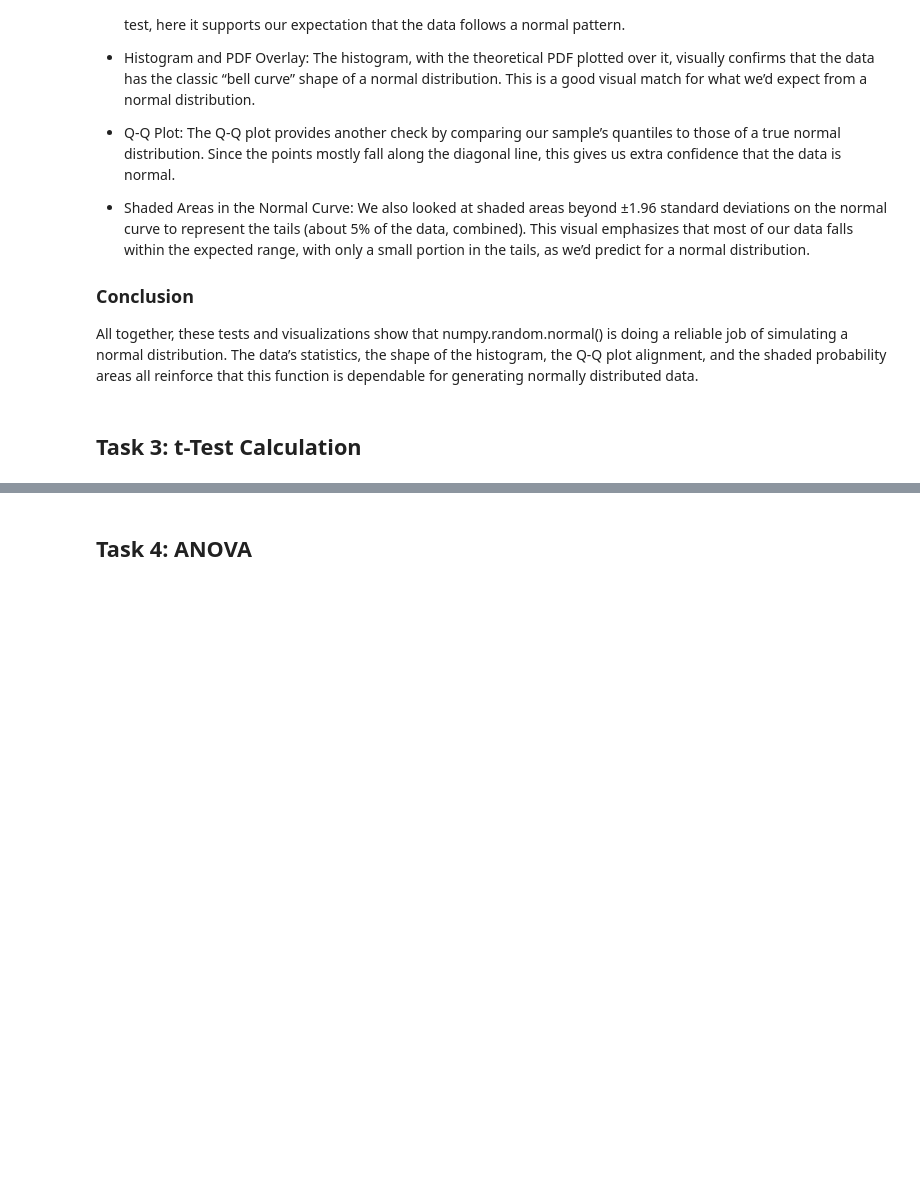
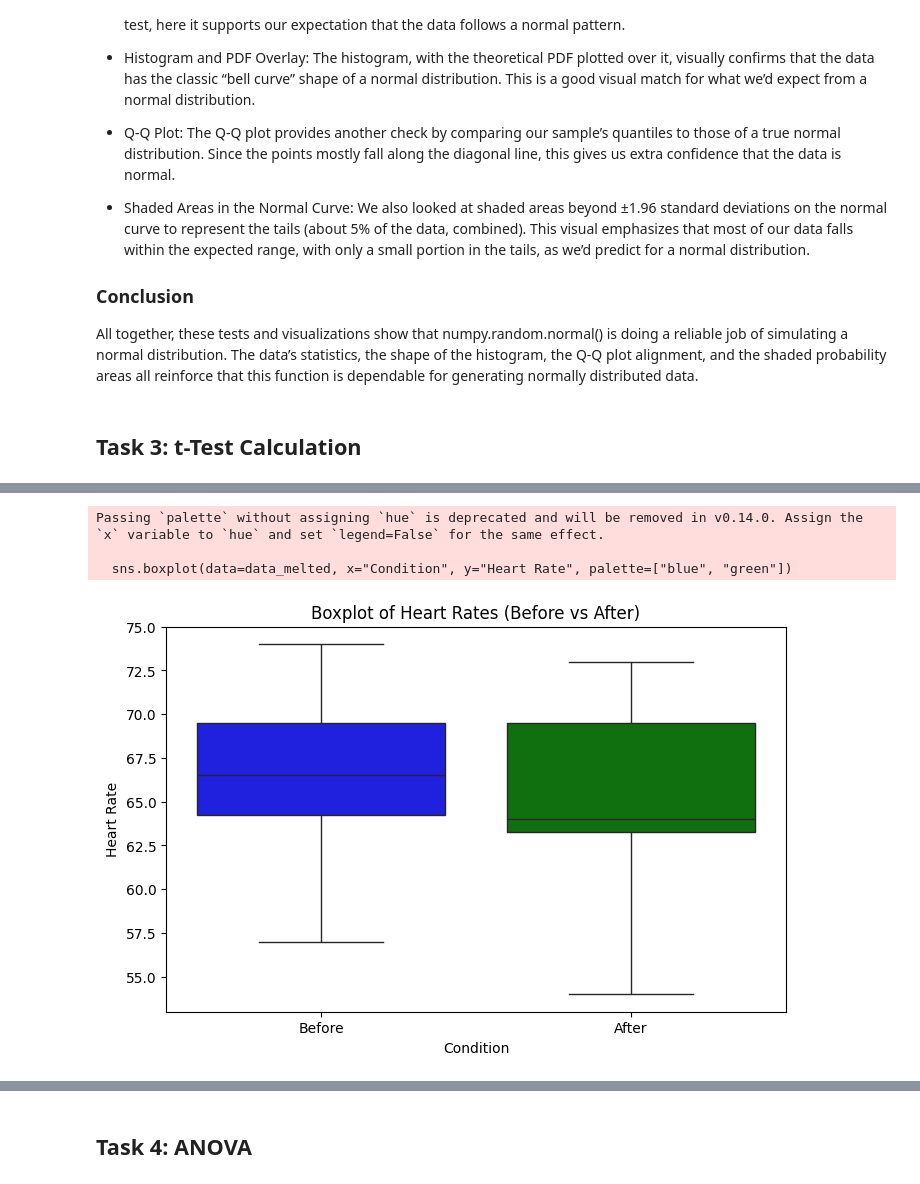
Before and after one commit to benjanning/applied_statistics, a Jupyter notebook: tasks.ipynb, the cells around one changed output, grey strips where cells are left out. Drawn from its saved outputs; the diff is of its cells as text; code cells hidden in the pictures; blank space fills up the shorter version.

```diff
--- a/tasks.ipynb
+++ b/tasks.ipynb
@@ -441,0 +393,9 @@ In practical terms, while there was an average decrease of 1.1 beats per minute,
+# %%
+# Step 5.1: Create a Combined DataFrame
+# Combine data into a DataFrame
+data = pd.DataFrame({
+    'Patient ID': range(1, 11),
+    'Before': before,
+    'After': after
+})
+data_melted = data.melt(id_vars='Patient ID', var_name='Condition', value_name='Heart Rate')
@@ -441,0 +414,11 @@ In practical terms, while there was an average decrease of 1.1 beats per minute,
+# %%
+# Plot boxplot for the two conditions
+plt.figure(figsize=(8, 5))
+sns.boxplot(data=data_melted, x="Condition", y="Heart Rate", palette=["blue", "green"])
+plt.title("Boxplot of Heart Rates (Before vs After)")
+plt.show()
+# %% [output]
+Passing `palette` without assigning `hue` is deprecated and will be removed in v0.14.0. Assign the `x` variable to `hue` and set `legend=False` for the same effect.
+
+  sns.boxplot(data=data_melted, x="Condition", y="Heart Rate", palette=["blue", "green"])
+[figure, added]
```
Also changed, not shown: parts of 36 cells of this notebook.
